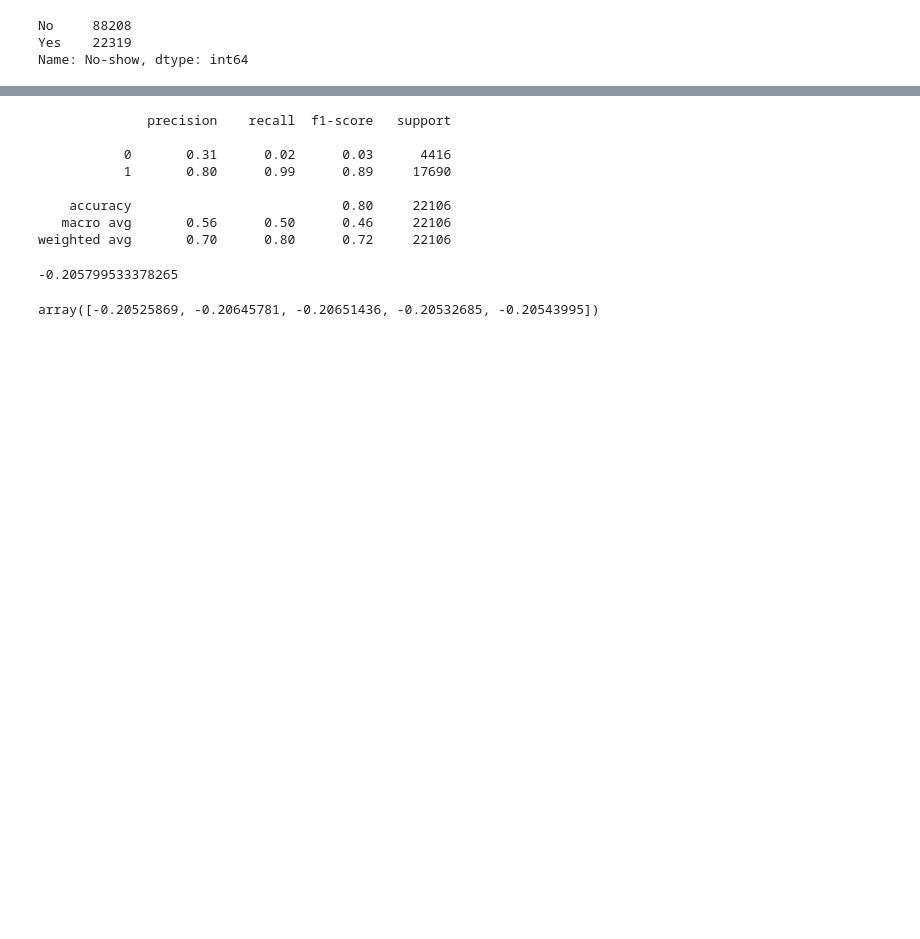
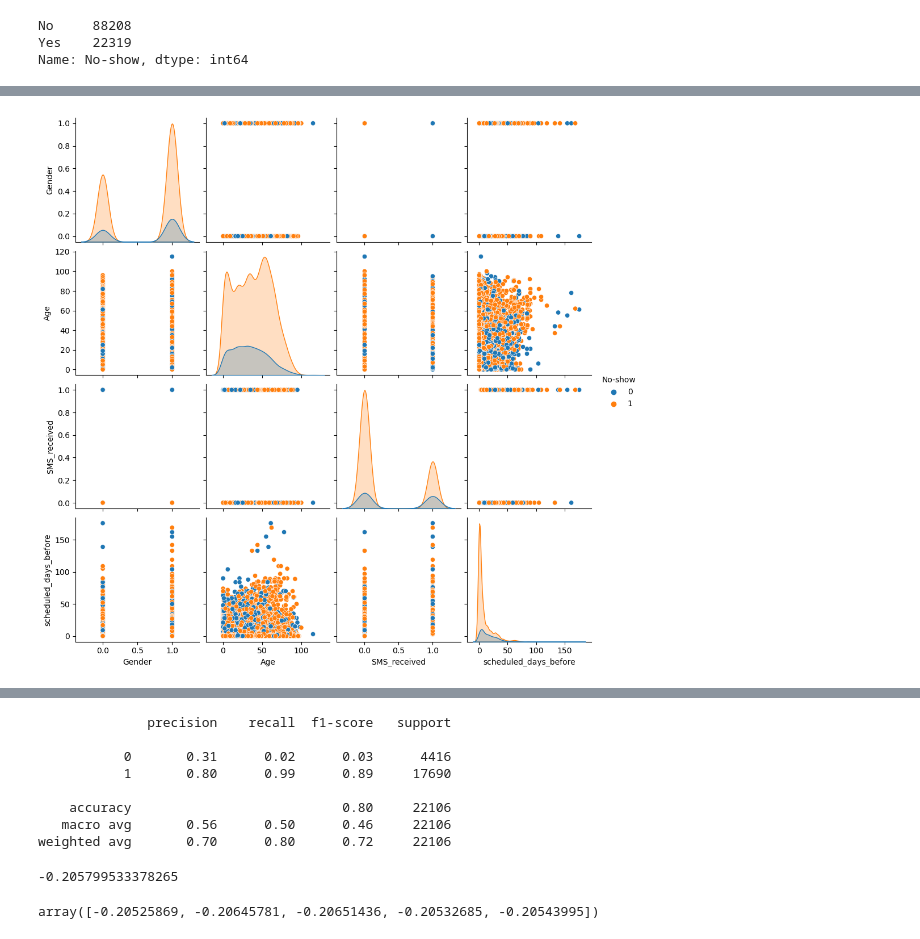
Before and after one commit to tammybenamitay/noshows, a Jupyter notebook: noshows.ipynb, the cells around one changed output, grey strips where cells are left out. Cells and saved outputs as stored; diff of their text form; code cells hidden in the pictures; blank space fills up the shorter version.

```diff
--- a/noshows.ipynb
+++ b/noshows.ipynb
@@ -129 +157,7 @@ df.head(3)
+# %%
+cols = ["Gender", "Age", "SMS_received", "scheduled_days_before"]
+sns.pairplot(df.sample(10000), vars=cols, hue="No-show")
+plt.show()
+# %% [output]
+[figure, added]
 # %%
```
Also changed, not shown: parts of 43 cells of this notebook.
